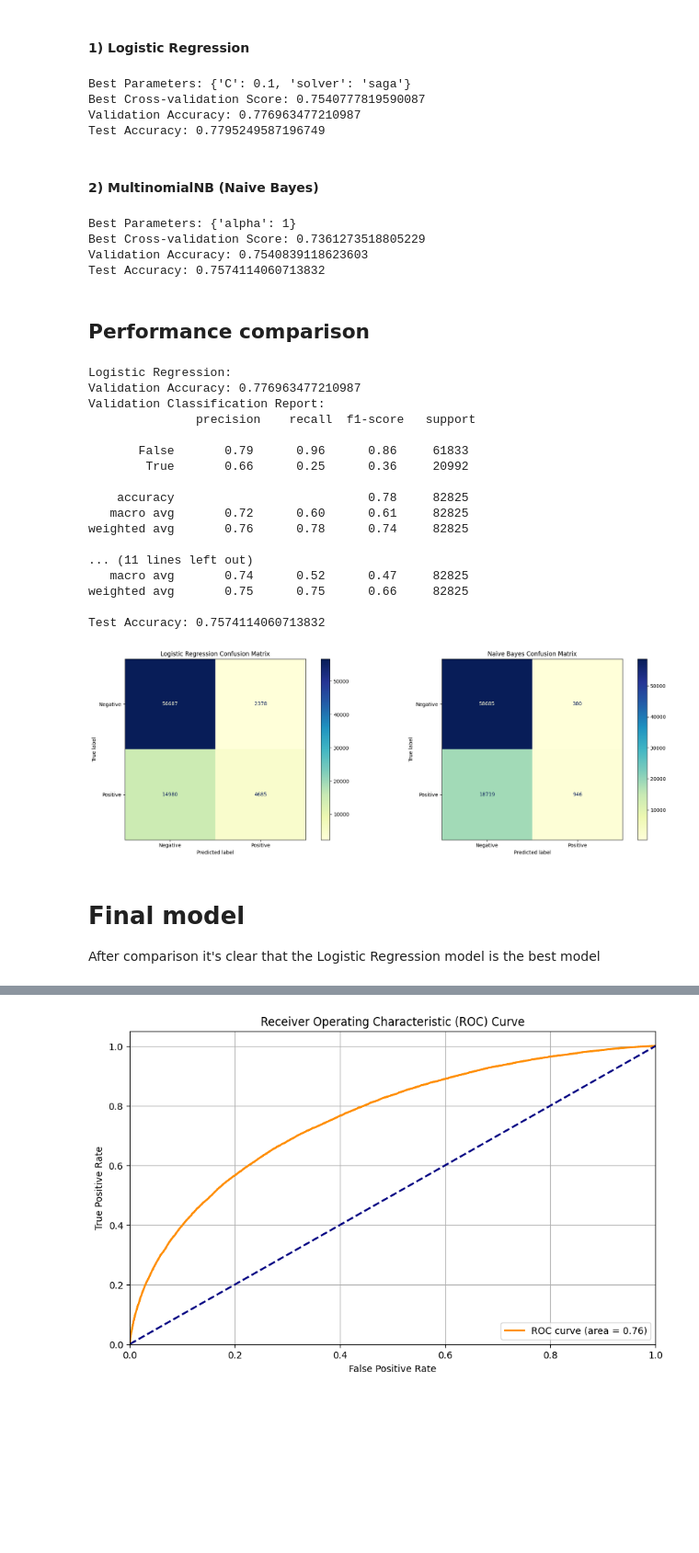
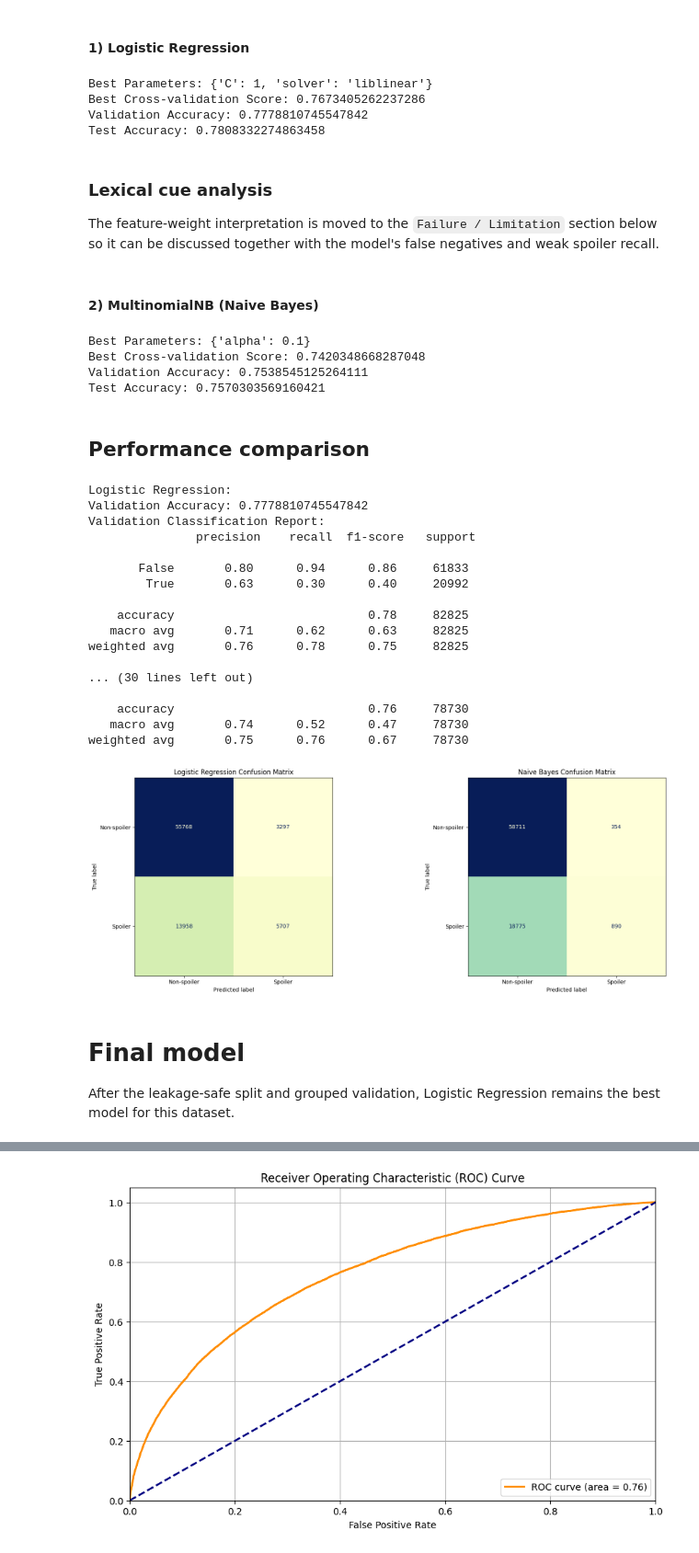
Before and after one commit to glimzzc/spoiler-miner, a Jupyter notebook: notebooks/Spoiler Detection on IMDB movie reviews.ipynb, the cells around one changed output, grey strips where cells are left out. Shown at 92% size. Drawn from its saved outputs; the diff is of its cells as text; code cells hidden in the pictures; blank space fills up the shorter version.

Commit message:
add(limitations)

```diff
--- a/notebooks/Spoiler Detection on IMDB movie reviews.ipynb
+++ b/notebooks/Spoiler Detection on IMDB movie reviews.ipynb
@@ -301,32 +322,33 @@ param_grid = {
     'solver': ['liblinear', 'saga']
 }
 
-# Initialize the model
+# Initialize grouped cross-validation and the model.
+group_cv = GroupKFold(n_splits=5)
 LR = LogisticRegression(max_iter=1000)
 
-# Perform grid search
-grid_search = GridSearchCV(LR, param_grid, cv=5, scoring='accuracy', n_jobs=-1)
-grid_search.fit(X_train, y_train)
+# Perform grid search without mixing reviews from the same movie across folds.
+grid_search = GridSearchCV(LR, param_grid, cv=group_cv, scoring='accuracy', n_jobs=-1)
+grid_search.fit(X_train, y_train, groups=train_groups)
 
-# Best parameters and score
 print("Best Parameters:", grid_search.best_params_)
 print("Best Cross-validation Score:", grid_search.best_score_)
 
-# Identifying best model
 best_lr = grid_search.best_estimator_
 
-# Validate the model
 y_val_pred_best = best_lr.predict(X_val)
 print("Validation Accuracy:", accuracy_score(y_val, y_val_pred_best))
 
-# Predict on the test data
 y_pred_best_lr = best_lr.predict(X_test)
 print("Test Accuracy:", accuracy_score(y_test, y_pred_best_lr))
 # %% [output]
-Best Parameters: {'C': 0.1, 'solver': 'saga'}
-Best Cross-validation Score: 0.7540777819590087
-Validation Accuracy: 0.776963477210987
-Test Accuracy: 0.7795249587196749
+Best Parameters: {'C': 1, 'solver': 'liblinear'}
+Best Cross-validation Score: 0.7673405262237286
+Validation Accuracy: 0.7778810745547842
+Test Accuracy: 0.7808332274863458
+# %% [markdown]
+### Lexical cue analysis
+
+The feature-weight interpretation is moved to the `Failure / Limitation` section below so it can be discussed together with the model's false negatives and weak spoiler recall.
 # %% [markdown]
 #### 2) MultinomialNB (Naive Bayes)
 # %%
@@ -335,32 +357,26 @@ param_grid_nb = {
     'alpha': [0.01, 0.1, 1, 10, 100]
 }
 
-# Initialize the model
 NB = MultinomialNB()
 
-# Perform grid search
-grid_search_nb = GridSearchCV(NB, param_grid_nb, cv=5, scoring='accuracy', n_jobs=-1)
-grid_search_nb.fit(X_train, y_train)
+grid_search_nb = GridSearchCV(NB, param_grid_nb, cv=group_cv, scoring='accuracy', n_jobs=-1)
+grid_search_nb.fit(X_train, y_train, groups=train_groups)
 
-# Best parameters and score
 print("Best Parameters:", grid_search_nb.best_params_)
 print("Best Cross-validation Score:", grid_search_nb.best_score_)
 
-# Identifying best model
 best_nb = grid_search_nb.best_estimator_
 
-# Validate the model
 y_val_pred_best_nb = best_nb.predict(X_val)
 print("Validation Accuracy:", accuracy_score(y_val, y_val_pred_best_nb))
 
-# Predict on the test data
 y_pred_best_nb = best_nb.predict(X_test)
 print("Test Accuracy:", accuracy_score(y_test, y_pred_best_nb))
 # %% [output]
-Best Parameters: {'alpha': 1}
-Best Cross-validation Score: 0.7361273518805229
-Validation Accuracy: 0.7540839118623603
-Test Accuracy: 0.7574114060713832
+Best Parameters: {'alpha': 0.1}
+Best Cross-validation Score: 0.7420348668287048
+Validation Accuracy: 0.7538545125264111
+Test Accuracy: 0.7570303569160421
 # %% [markdown]
 ## Performance comparison
 # %%
@@ -369,51 +385,52 @@ print("Logistic Regression:")
 print("Validation Accuracy:", accuracy_score(y_val, y_val_pred_best))
 print("Validation Classification Report:\n", classification_report(y_val, y_val_pred_best))
 print("Test Accuracy:", accuracy_score(y_test, y_pred_best_lr))
+print("Test Classification Report:\n", classification_report(y_test, y_pred_best_lr))
 print("-------------------------------------------------------------")
+
 # Naive Bayes
 print("Naive Bayes:")
 print("Validation Accuracy:", accuracy_score(y_val, y_val_pred_best_nb))
 print("Validation Classification Report:\n", classification_report(y_val, y_val_pred_best_nb))
 print("Test Accuracy:", accuracy_score(y_test, y_pred_best_nb))
+print("Test Classification Report:\n", classification_report(y_test, y_pred_best_nb))
 # %% [output]
 Logistic Regression:
-Validation Accuracy: 0.776963477210987
+Validation Accuracy: 0.7778810745547842
 Validation Classification Report:
                precision    recall  f1-score   support
 
-       False       0.79      0.96      0.86     61833
-        True       0.66      0.25      0.36     20992
+       False       0.80      0.94      0.86     61833
+        True       0.63      0.30      0.40     20992
 
     accuracy                           0.78     82825
-   macro avg       0.72      0.60      0.61     82825
-weighted avg       0.76      0.78      0.74     82825
+   macro avg       0.71      0.62      0.63     82825
+weighted avg       0.76      0.78      0.75     82825
 
-... (11 lines left out)
-   macro avg       0.74      0.52      0.47     82825
-weighted avg       0.75      0.75      0.66     82825
+... (30 lines left out)
 
-Test Accuracy: 0.7574114060713832
+    accuracy                           0.76     78730
+   macro avg       0.74      0.52      0.47     78730
+weighted avg       0.75      0.76      0.67     78730
 # %%
-# confusion matrix comparison
+# Confusion matrix comparison
 fig, (ax1, ax2) = plt.subplots(1, 2, figsize=(18, 6))
 
-# Logistic Regression Confusion Matrix
 cm_lr = confusion_matrix(y_test, y_pred_best_lr, labels=best_lr.classes_)
-disp_lr = ConfusionMatrixDisplay(confusion_matrix=cm_lr, display_labels=['Negative', 'Positive'])
-disp_lr.plot(ax=ax1, cmap="YlGnBu")
+disp_lr = ConfusionMatrixDisplay(confusion_matrix=cm_lr, display_labels=['Non-spoiler', 'Spoiler'])
+disp_lr.plot(ax=ax1, cmap='YlGnBu', colorbar=False)
 ax1.set_title('Logistic Regression Confusion Matrix')
 
-# Naive Bayes Confusion Matrix
 cm_nb = confusion_matrix(y_test, y_pred_best_nb, labels=best_nb.classes_)
-disp_nb = ConfusionMatrixDisplay(confusion_matrix=cm_nb, display_labels=['Negative', 'Positive'])
-disp_nb.plot(ax=ax2, cmap="YlGnBu")
+disp_nb = ConfusionMatrixDisplay(confusion_matrix=cm_nb, display_labels=['Non-spoiler', 'Spoiler'])
+disp_nb.plot(ax=ax2, cmap='YlGnBu', colorbar=False)
 ax2.set_title('Naive Bayes Confusion Matrix')
 
 plt.tight_layout()
 plt.show()
 # %% [output]
-[figure, old version]
+[figure, new version]
 # %% [markdown]
 # Final model
-After comparison it's clear that the Logistic Regression model is the best model
+After the leakage-safe split and grouped validation, Logistic Regression remains the best model for this dataset.
 # %%
```
Also changed, not shown: parts of 23 cells of this notebook, 1 other file.
